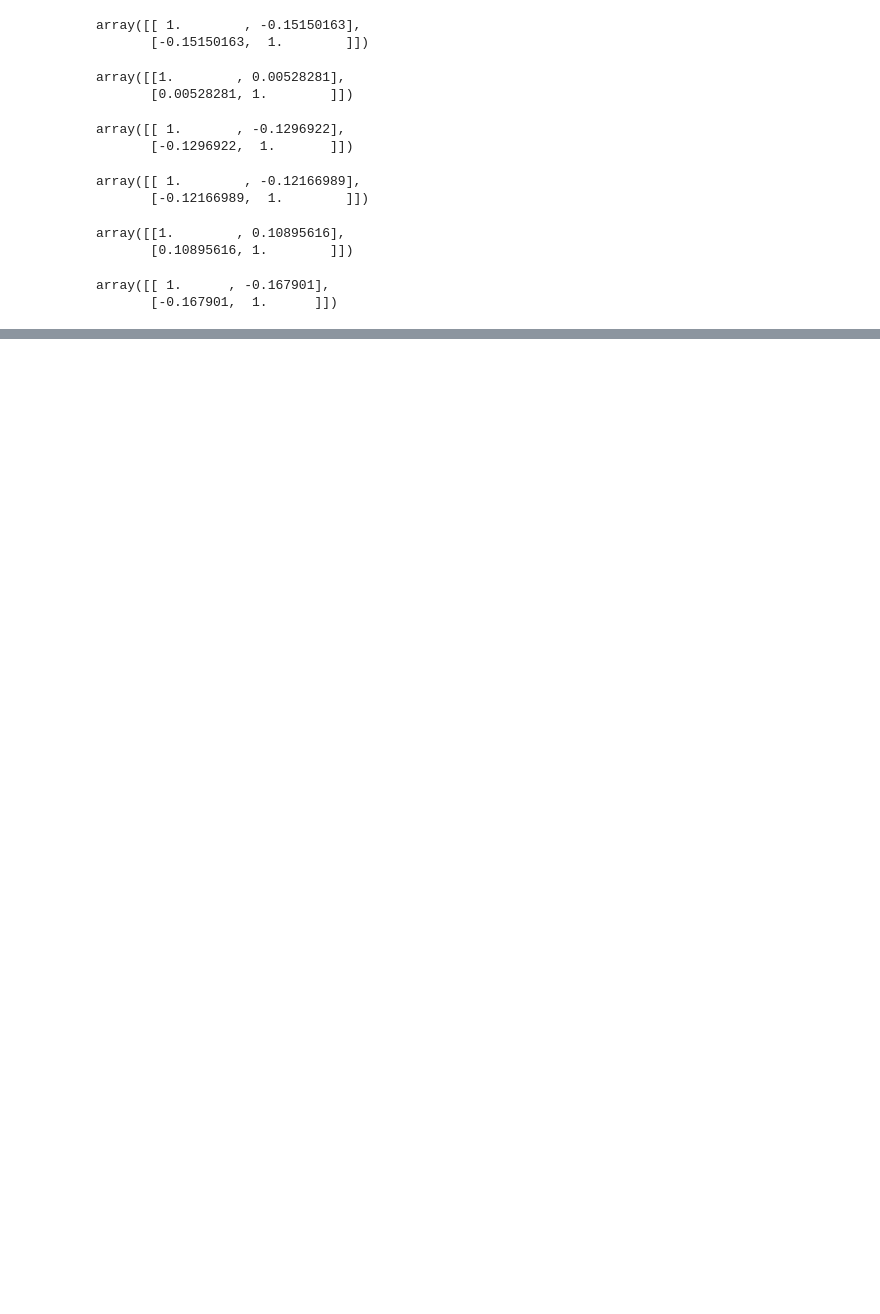
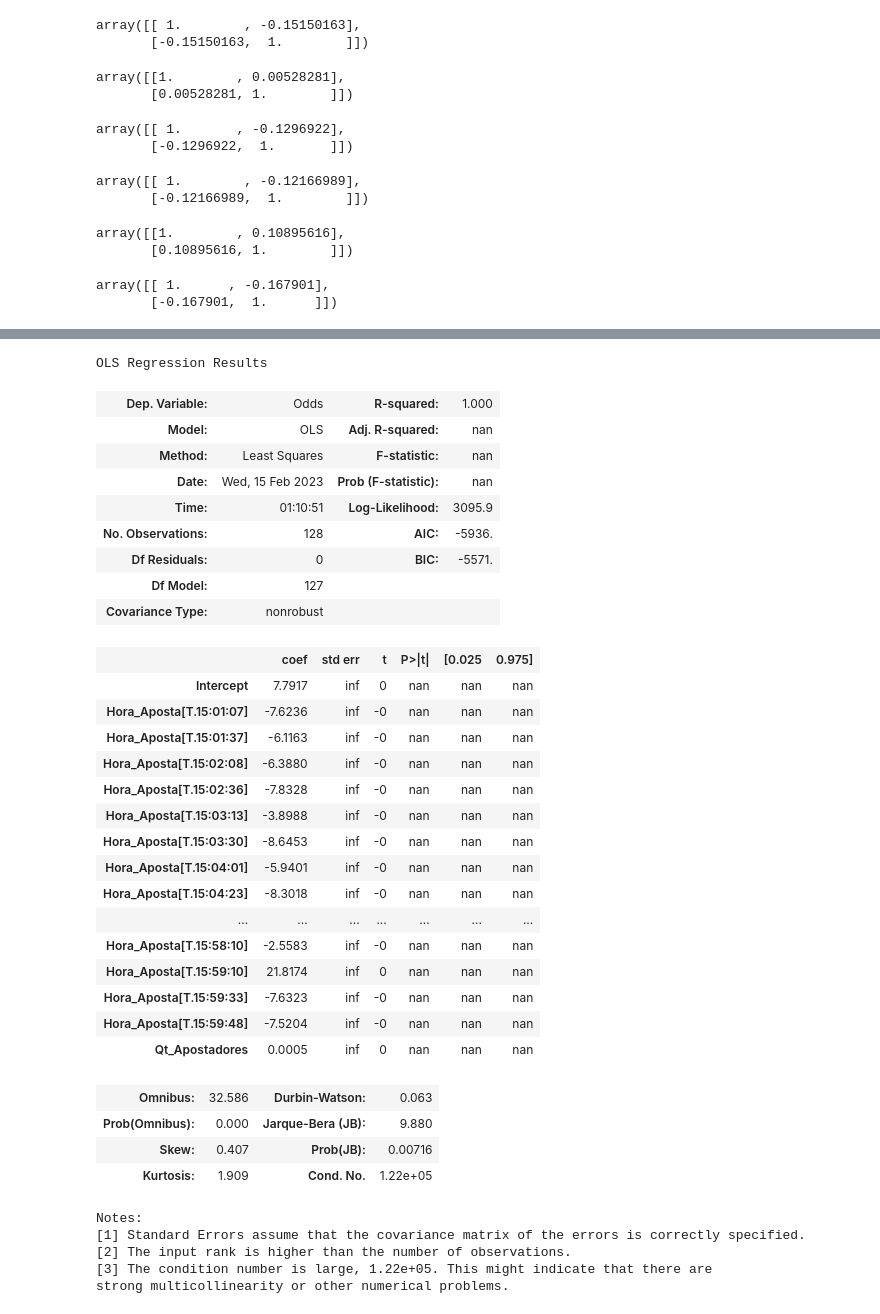
Before and after one commit to oziieljuniior/Print_de_telas, a Jupyter notebook: python_project/Relatorios/hera_0_1.ipynb, the cells around one changed output, grey strips where cells are left out. Cells and saved outputs as stored; diff of their text form; code cells hidden in the pictures; blank space fills up the shorter version.

```diff
--- a/python_project/Relatorios/hera_0_1.ipynb
+++ b/python_project/Relatorios/hera_0_1.ipynb
@@ -1085,0 +1130,40 @@ LinearRegression()
+# %%
+modelo_ajustado2 = sm.ols(formula = 'Odds ~ Qt_Apostadores + Hora_Aposta' , data = data7)
+modelo_treinado2 = modelo_ajustado2.fit()
+modelo_treinado2.summary()
+# %% [output]
+OLS Regression Results
+| Dep. Variable: | Odds | R-squared: | 1.000 |
+| Model: | OLS | Adj. R-squared: | nan |
+| Method: | Least Squares | F-statistic: | nan |
+| Date: | Wed, 15 Feb 2023 | Prob (F-statistic): | nan |
+| Time: | 01:10:51 | Log-Likelihood: | 3095.9 |
+| No. Observations: | 128 | AIC: | -5936. |
+| Df Residuals: | 0 | BIC: | -5571. |
+| Df Model: | 127 |  |  |
+| Covariance Type: | nonrobust |  |  |
+|  | coef | std err | t | P>|t| | [0.025 | 0.975] |
+| Intercept | 7.7917 | inf | 0 | nan | nan | nan |
+| Hora_Aposta[T.15:01:07] | -7.6236 | inf | -0 | nan | nan | nan |
+| Hora_Aposta[T.15:01:37] | -6.1163 | inf | -0 | nan | nan | nan |
+| Hora_Aposta[T.15:02:08] | -6.3880 | inf | -0 | nan | nan | nan |
+| Hora_Aposta[T.15:02:36] | -7.8328 | inf | -0 | nan | nan | nan |
+| Hora_Aposta[T.15:03:13] | -3.8988 | inf | -0 | nan | nan | nan |
+| Hora_Aposta[T.15:03:30] | -8.6453 | inf | -0 | nan | nan | nan |
+| Hora_Aposta[T.15:04:01] | -5.9401 | inf | -0 | nan | nan | nan |
+| Hora_Aposta[T.15:04:23] | -8.3018 | inf | -0 | nan | nan | nan |
+| ... | ... | ... | ... | ... | ... | ... |
+| Hora_Aposta[T.15:58:10] | -2.5583 | inf | -0 | nan | nan | nan |
+| Hora_Aposta[T.15:59:10] | 21.8174 | inf | 0 | nan | nan | nan |
+| Hora_Aposta[T.15:59:33] | -7.6323 | inf | -0 | nan | nan | nan |
+| Hora_Aposta[T.15:59:48] | -7.5204 | inf | -0 | nan | nan | nan |
+| Qt_Apostadores | 0.0005 | inf | 0 | nan | nan | nan |
+| Omnibus: | 32.586 | Durbin-Watson: | 0.063 |
+| Prob(Omnibus): | 0.000 | Jarque-Bera (JB): | 9.880 |
+| Skew: | 0.407 | Prob(JB): | 0.00716 |
+| Kurtosis: | 1.909 | Cond. No. | 1.22e+05 |
+Notes:
+[1] Standard Errors assume that the covariance matrix of the errors is correctly specified.
+[2] The input rank is higher than the number of observations.
+[3] The condition number is large, 1.22e+05. This might indicate that there are
+strong multicollinearity or other numerical problems.
```
Also changed, not shown: parts of 65 cells of this notebook, 1 other file.
